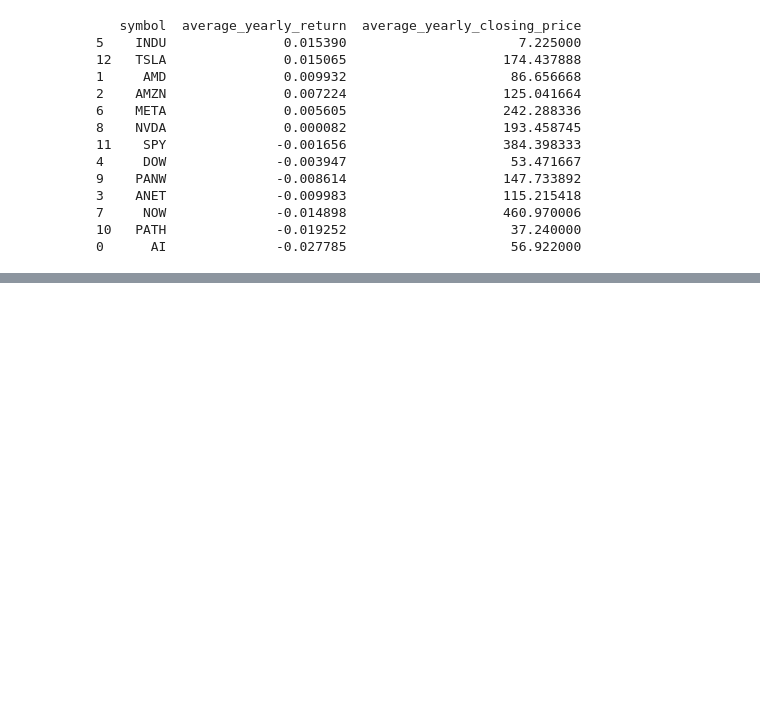
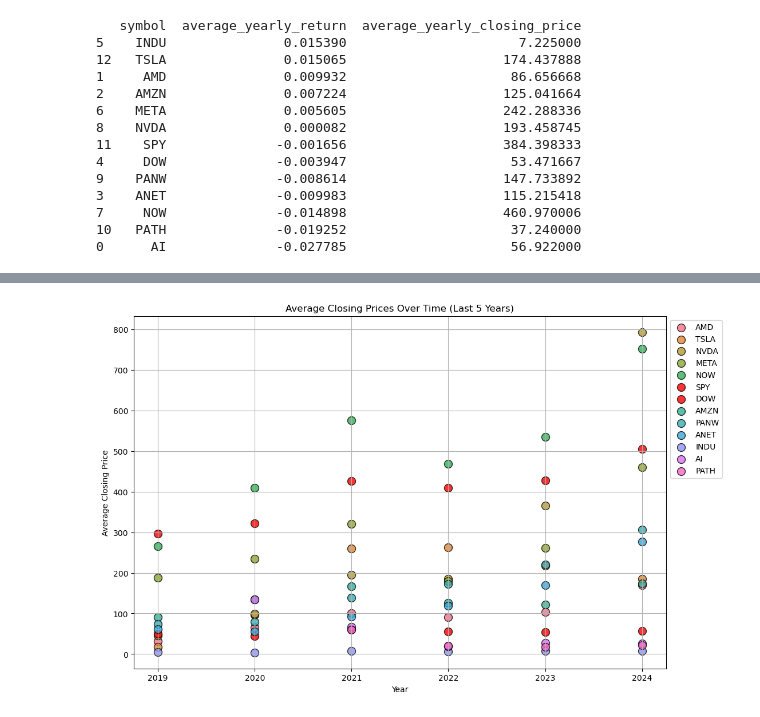
Before and after one commit to Nate-Sheibley/Top-10-AI-stocks-5y-overview, a Jupyter notebook: AIStocksProject/master.ipynb, the cells around one changed output, grey strips where cells are left out. Saved outputs shown, nothing was run; the diff lists cells and outputs as text; code cells hidden in the pictures; blank space fills up the shorter version.

Commit message:
added scatter plot

```diff
--- a/AIStocksProject/master.ipynb
+++ b/AIStocksProject/master.ipynb
@@ -157,16 +157,21 @@ df['daily_return'] = df.groupby('symbol')['close'].pct_change()
 average_daily_return = df.groupby(['symbol', 'year'])['daily_return'].mean().reset_index()
 average_closing_price = df.groupby(['symbol', 'year'])['close'].mean().reset_index()
 
+# Calculate the median closing price for each symbol and year
+median_closing_price = df.groupby(['symbol', 'year'])['close'].median().reset_index()
+
 # Calculate volatility (standard deviation of daily returns) for each symbol and year
 volatility = df.groupby(['symbol', 'year'])['daily_return'].std().reset_index()
 
 # Rename columns for clarity
 average_daily_return.rename(columns={'daily_return': 'average_daily_return'}, inplace=True)
 average_closing_price.rename(columns={'close': 'average_closing_price'}, inplace=True)
+median_closing_price.rename(columns={'close': 'median_closing_price'}, inplace=True)
 volatility.rename(columns={'daily_return': 'volatility'}, inplace=True)
 
 # Merge the DataFrames on 'symbol' and 'year'
 average_daily_statistics = pd.merge(average_daily_return, average_closing_price, on=['symbol', 'year'])
+average_daily_statistics = pd.merge(average_daily_statistics, median_closing_price, on=['symbol', 'year'])
 average_daily_statistics = pd.merge(average_daily_statistics, volatility, on=['symbol', 'year'])
 
 # Sort the resulting DataFrame by 'year' and then by 'average_daily_return' in descending order
@@ -176,5 +181,5 @@ average_daily_statistics = average_daily_statistics.sort_values(by=['year', 'ave
 average_daily_statistics.to_csv('Resources/average_daily_statistics.csv', index=False)
 
 # Display the average daily statistics
-print(average_daily_statistics)
+print(average_daily_statistics.head(10))
 # %% [output]
@@ -310,0 +346,51 @@ print(average_yearly_statistics)
+# %%
+import matplotlib.pyplot as plt
+import numpy as np
+import seaborn as sns
+
+
+# Ensure 'year' column is treated as a categorical variable
+average_daily_statistics['year'] = average_daily_statistics['year'].astype(str)
+
+# Convert year to a numerical value for regression calculation
+average_daily_statistics['year_num'] = average_daily_statistics['year'].astype(int)
+
+# Set up the plot size
+plt.figure(figsize=(12, 8))
+
+# Set red colors for S&P 500 and Dow Jones for better visualization where they are in comparison to other AI companies
+special_colors = {
+    'SPY': 'red',  # SPY is the symbol for S&P 500
+    'DOW': 'red',  # DOW is the symbol for Dow Jones
+}
+
+# Get a list of unique symbols excluding SPY and DOW
+unique_symbols = [symbol for symbol in average_daily_statistics['symbol'].unique() if symbol not in special_colors]
+
+# Generate a bright color palette for the remaining symbols to defirentiate AI companies from S&P500 and Dow Jones
+palette = sns.color_palette("husl", len(unique_symbols))
+
+# Create a color map for all symbols
+color_map = {symbol: color for symbol, color in zip(unique_symbols, palette)}
+color_map.update(special_colors)
+
+# Scatter points for each company
+for symbol in average_daily_statistics['symbol'].unique():
+    subset = average_daily_statistics[average_daily_statistics['symbol'] == symbol]
+    color = color_map[symbol]
+    plt.scatter(subset['year_num'], subset['average_closing_price'], label=symbol, color=color, alpha=0.8, edgecolors='black', s=100)
+
+# Add plot details
+plt.title('Average Closing Prices Over Time (Last 5 Years)')
+plt.xlabel('Year')
+plt.ylabel('Average Closing Price')
+plt.legend(loc='upper left', bbox_to_anchor=(1, 1))
+plt.grid(True)
+
+# Save the figure
+plt.savefig('average_closing_prices_over_time.png', bbox_inches='tight')
+
+# Show the plot
+plt.show()
+# %% [output]
+[figure, added]
```
Also changed, not shown: parts of 3 cells of this notebook.
